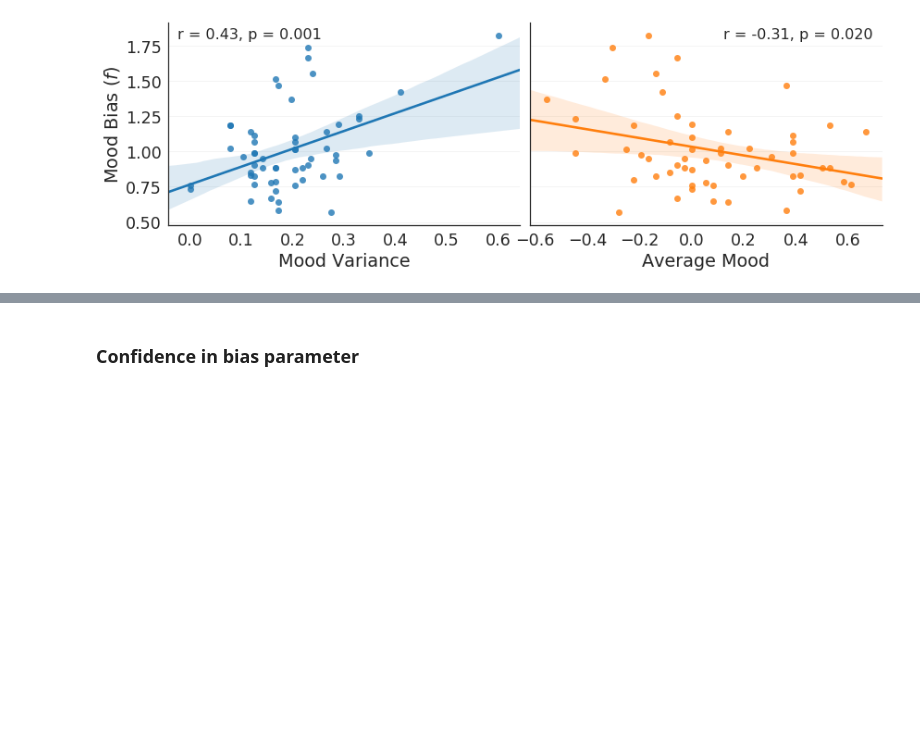
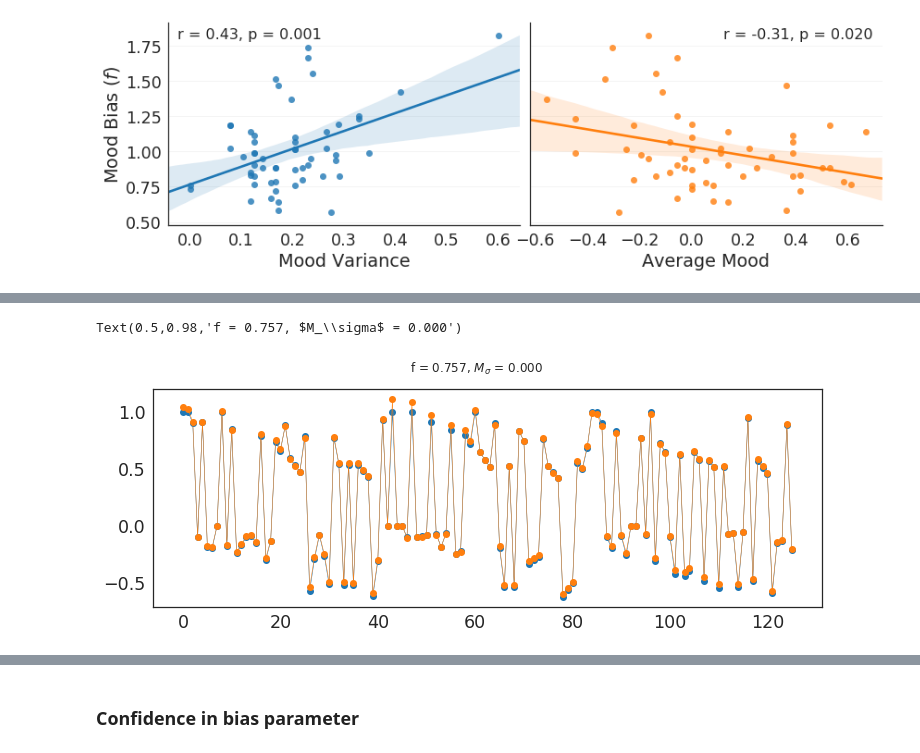
Before and after one commit to szorowi1/pni-rotations, a Jupyter notebook: 5_centeredRL.ipynb, the cells around one changed output, grey strips where cells are left out. Drawn from its saved outputs; the diff is of its cells as text; code cells hidden in the pictures; blank space fills up the shorter version.

```diff
--- a/5_centeredRL.ipynb
+++ b/5_centeredRL.ipynb
@@ -457,0 +526,13 @@ plt.tight_layout()
+# %%
+fig, ax = plt.subplots(1,1,figsize=(12,4))
+
+i = 1
+f = np.median(fit['f'], axis=0)[i]
+m = fit['M'].reshape(fit['N'], 9).std(axis=-1)[i]
+
+ax.plot(np.arange(126), RPE[0,i].flatten(), marker='o', lw=0.5)
+ax.plot(np.arange(126), RPE[1,i].flatten(), marker='o', lw=0.5)
+fig.suptitle('f = %0.3f, $M_\sigma$ = %0.3f' %(f,m))
+# %% [output]
+Text(0.5,0.98,'f = 0.757, $M_\\sigma$ = 0.000')
+[figure, added]
```
Also changed, not shown: parts of 9 cells of this notebook, 5 other files.
